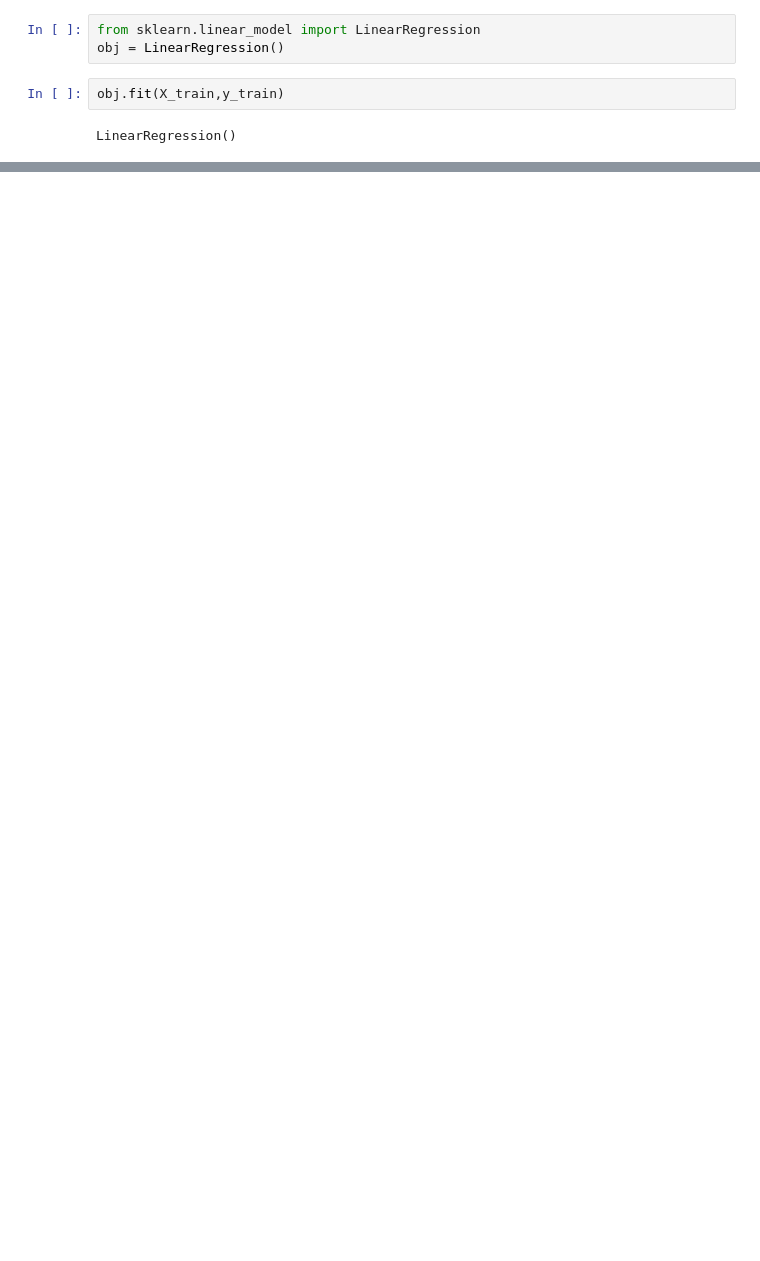
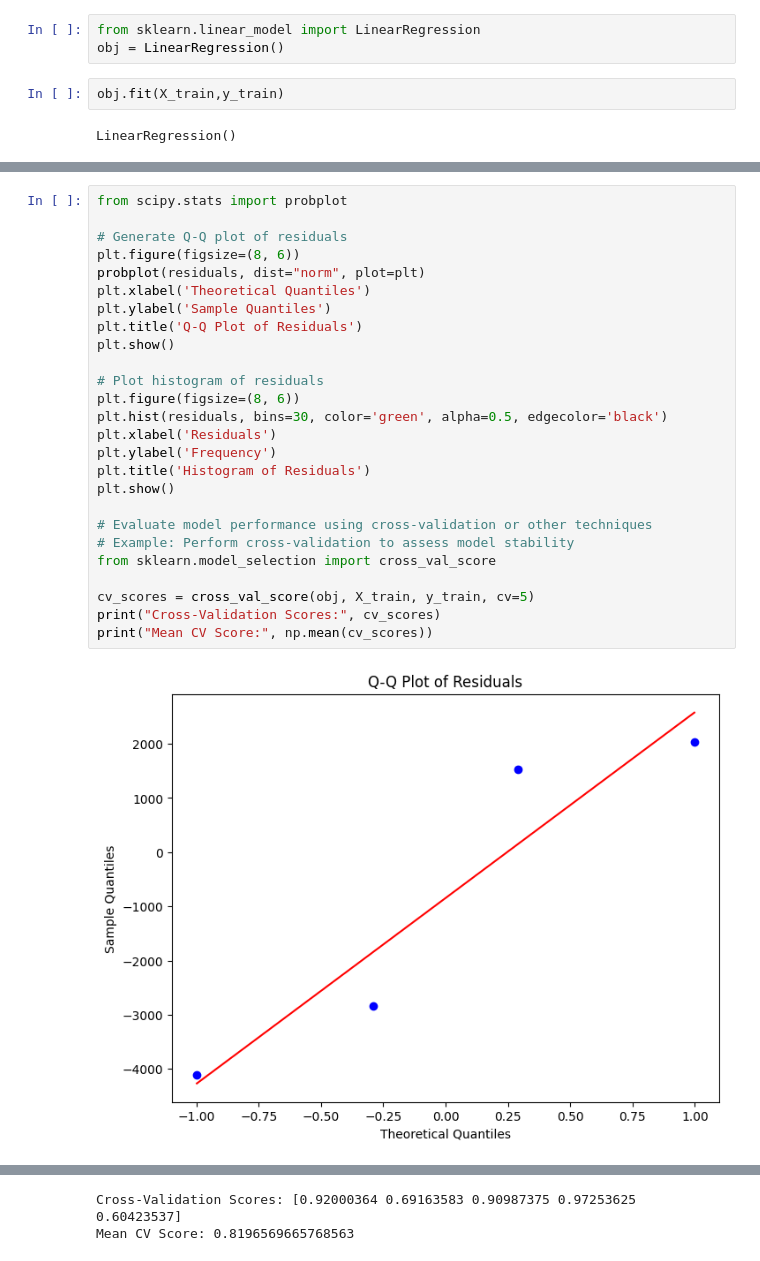
Before and after one commit to hitanshu5/MachineLearning, a Jupyter notebook: train_test_split.ipynb, the cells around one changed output, grey strips where cells are left out. Saved outputs shown, nothing was run; the diff lists cells and outputs as text; blank space fills up the shorter version.

```diff
--- a/train_test_split.ipynb
+++ b/train_test_split.ipynb
@@ -118,0 +154,28 @@ obj.score(X_test,y_test)
+# %%
+from scipy.stats import probplot
+
+# Generate Q-Q plot of residuals
+plt.figure(figsize=(8, 6))
+probplot(residuals, dist="norm", plot=plt)
+plt.xlabel('Theoretical Quantiles')
+plt.ylabel('Sample Quantiles')
+plt.title('Q-Q Plot of Residuals')
+plt.show()
+
+# Plot histogram of residuals
+plt.figure(figsize=(8, 6))
+plt.hist(residuals, bins=30, color='green', alpha=0.5, edgecolor='black')
+plt.xlabel('Residuals')
+plt.ylabel('Frequency')
+plt.title('Histogram of Residuals')
+plt.show()
+
+# Evaluate model performance using cross-validation or other techniques
+# Example: Perform cross-validation to assess model stability
+from sklearn.model_selection import cross_val_score
+
+cv_scores = cross_val_score(obj, X_train, y_train, cv=5)
+print("Cross-Validation Scores:", cv_scores)
+print("Mean CV Score:", np.mean(cv_scores))
+# %% [output]
+[figure, added]
@@ -118,0 +183,2 @@ obj.score(X_test,y_test)
+Cross-Validation Scores: [0.92000364 0.69163583 0.90987375 0.97253625 0.60423537]
+Mean CV Score: 0.8196569665768563
```
Also changed, not shown: parts of 7 cells of this notebook.
